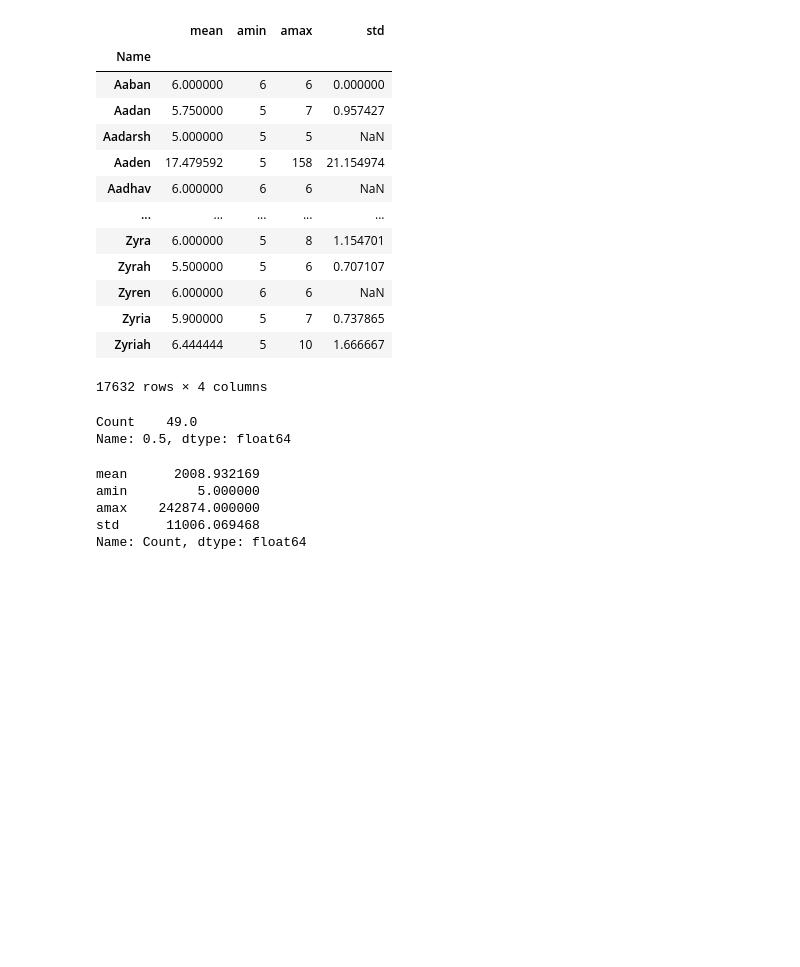
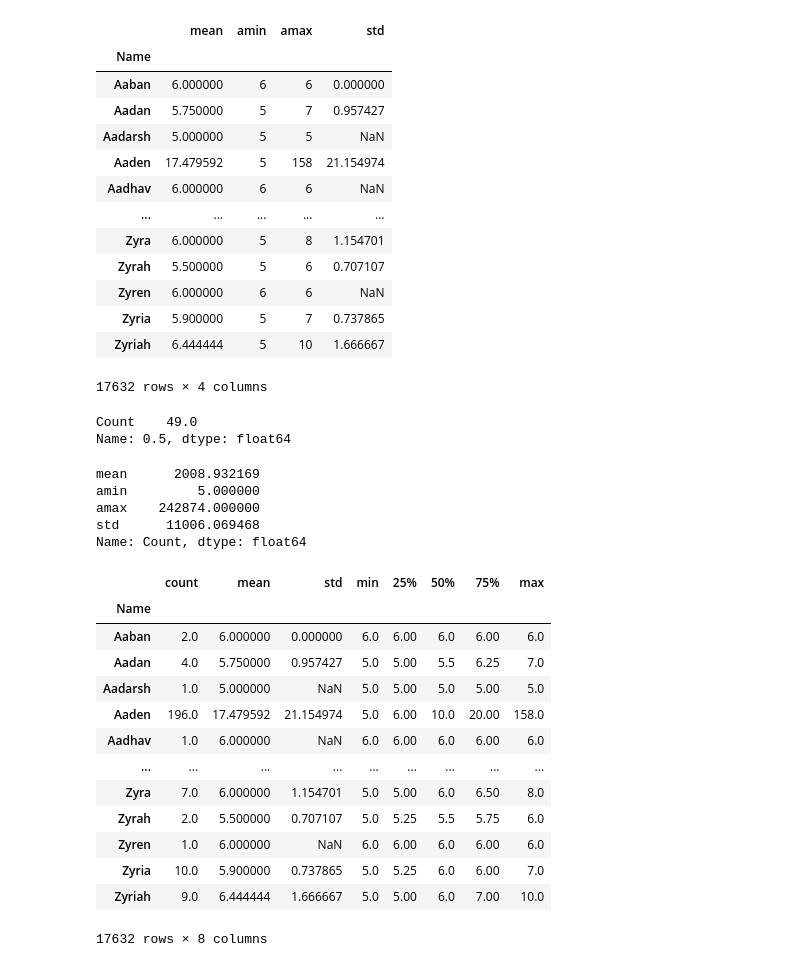
Before and after one commit to mejusmajus/DataScience21, a Jupyter notebook: Block_3/Assignments/Assignment_3.ipynb, the cells around one changed output. Drawn from its saved outputs; the diff is of its cells as text; code cells hidden in the pictures; blank space fills up the shorter version.

```diff
--- a/Block_3/Assignments/Assignment_3.ipynb
+++ b/Block_3/Assignments/Assignment_3.ipynb
@@ -150,3 +170,20 @@ amin         5.000000
 amax    242874.000000
 std      11006.069468
 Name: Count, dtype: float64
+# %%
+baby_names_grp['Count'].describe()
+# %% [output]
+|  | count | mean | std | min | 25% | 50% | 75% | max |
+| Name |  |  |  |  |  |  |  |  |
+| Aaban | 2.0 | 6.000000 | 0.000000 | 6.0 | 6.00 | 6.0 | 6.00 | 6.0 |
+| Aadan | 4.0 | 5.750000 | 0.957427 | 5.0 | 5.00 | 5.5 | 6.25 | 7.0 |
+| Aadarsh | 1.0 | 5.000000 | NaN | 5.0 | 5.00 | 5.0 | 5.00 | 5.0 |
+| Aaden | 196.0 | 17.479592 | 21.154974 | 5.0 | 6.00 | 10.0 | 20.00 | 158.0 |
+| Aadhav | 1.0 | 6.000000 | NaN | 6.0 | 6.00 | 6.0 | 6.00 | 6.0 |
+| ... | ... | ... | ... | ... | ... | ... | ... | ... |
+| Zyra | 7.0 | 6.000000 | 1.154701 | 5.0 | 5.00 | 6.0 | 6.50 | 8.0 |
+| Zyrah | 2.0 | 5.500000 | 0.707107 | 5.0 | 5.25 | 5.5 | 5.75 | 6.0 |
+| Zyren | 1.0 | 6.000000 | NaN | 6.0 | 6.00 | 6.0 | 6.00 | 6.0 |
+| Zyria | 10.0 | 5.900000 | 0.737865 | 5.0 | 5.25 | 6.0 | 6.00 | 7.0 |
+| Zyriah | 9.0 | 6.444444 | 1.666667 | 5.0 | 5.00 | 6.0 | 7.00 | 10.0 |
+17632 rows × 8 columns
```
Also changed, not shown: parts of 2 cells of this notebook, 7 other files.
